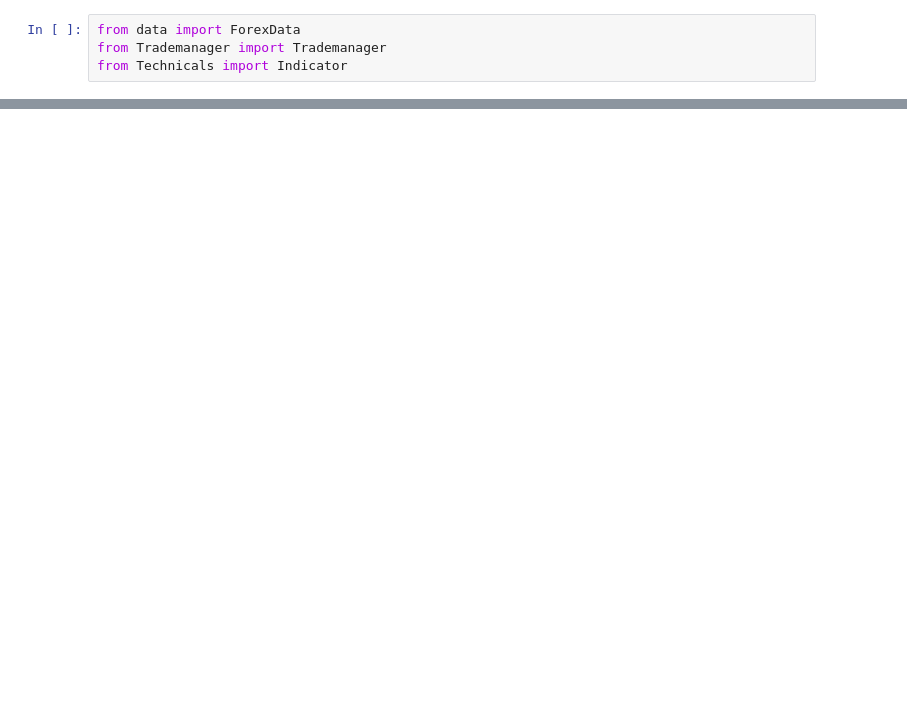
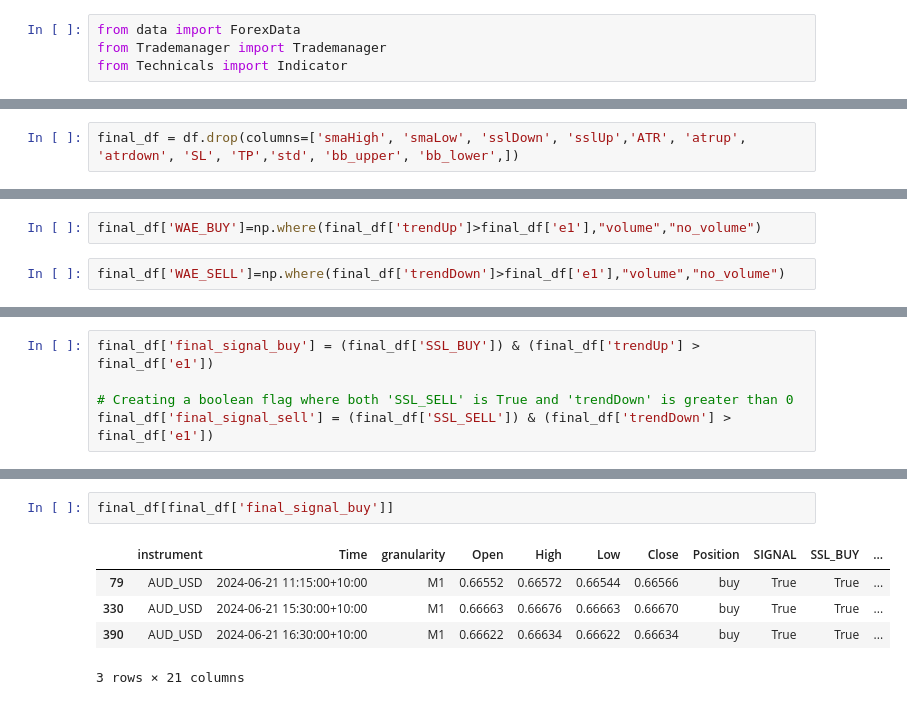
Before and after one commit to SacSresta/NNFX-BOT, a Jupyter notebook: check.ipynb, the cells around one changed output, grey strips where cells are left out. Cells and saved outputs as stored; diff of their text form; blank space fills up the shorter version.

```diff
--- a/check.ipynb
+++ b/check.ipynb
@@ -107,0 +174,2 @@ log.logger.debug("check")
+# %%
+final_df = df.drop(columns=['smaHigh', 'smaLow', 'sslDown', 'sslUp','ATR', 'atrup', 'atrdown', 'SL', 'TP','std', 'bb_upper', 'bb_lower',])
@@ -107,0 +196,4 @@ log.logger.debug("check")
+# %%
+final_df['WAE_BUY']=np.where(final_df['trendUp']>final_df['e1'],"volume","no_volume")
+# %%
+final_df['WAE_SELL']=np.where(final_df['trendDown']>final_df['e1'],"volume","no_volume")
@@ -107,0 +220,5 @@ log.logger.debug("check")
+# %%
+final_df['final_signal_buy'] = (final_df['SSL_BUY']) & (final_df['trendUp'] > final_df['e1'])
+
+# Creating a boolean flag where both 'SSL_SELL' is True and 'trendDown' is greater than 0
+final_df['final_signal_sell'] = (final_df['SSL_SELL']) & (final_df['trendDown'] > final_df['e1'])
@@ -107,0 +379,8 @@ log.logger.debug("check")
+# %%
+final_df[final_df['final_signal_buy']]
+# %% [output]
+|  | instrument | Time | granularity | Open | High | Low | Close | Position | SIGNAL | SSL_BUY | ... |
+| 79 | AUD_USD | 2024-06-21 11:15:00+10:00 | M1 | 0.66552 | 0.66572 | 0.66544 | 0.66566 | buy | True | True | ... |
+| 330 | AUD_USD | 2024-06-21 15:30:00+10:00 | M1 | 0.66663 | 0.66676 | 0.66663 | 0.66670 | buy | True | True | ... |
+| 390 | AUD_USD | 2024-06-21 16:30:00+10:00 | M1 | 0.66622 | 0.66634 | 0.66622 | 0.66634 | buy | True | True | ... |
+3 rows × 21 columns
```
Also changed, not shown: parts of 21 cells of this notebook, 9 other files.
